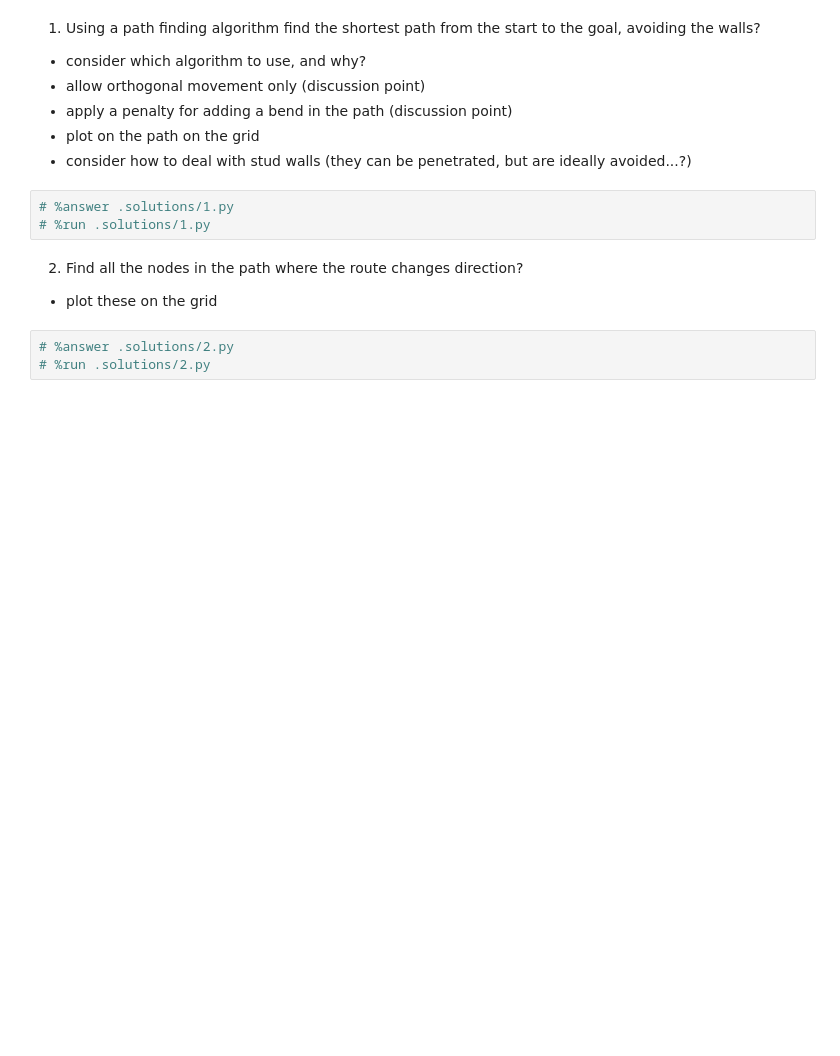
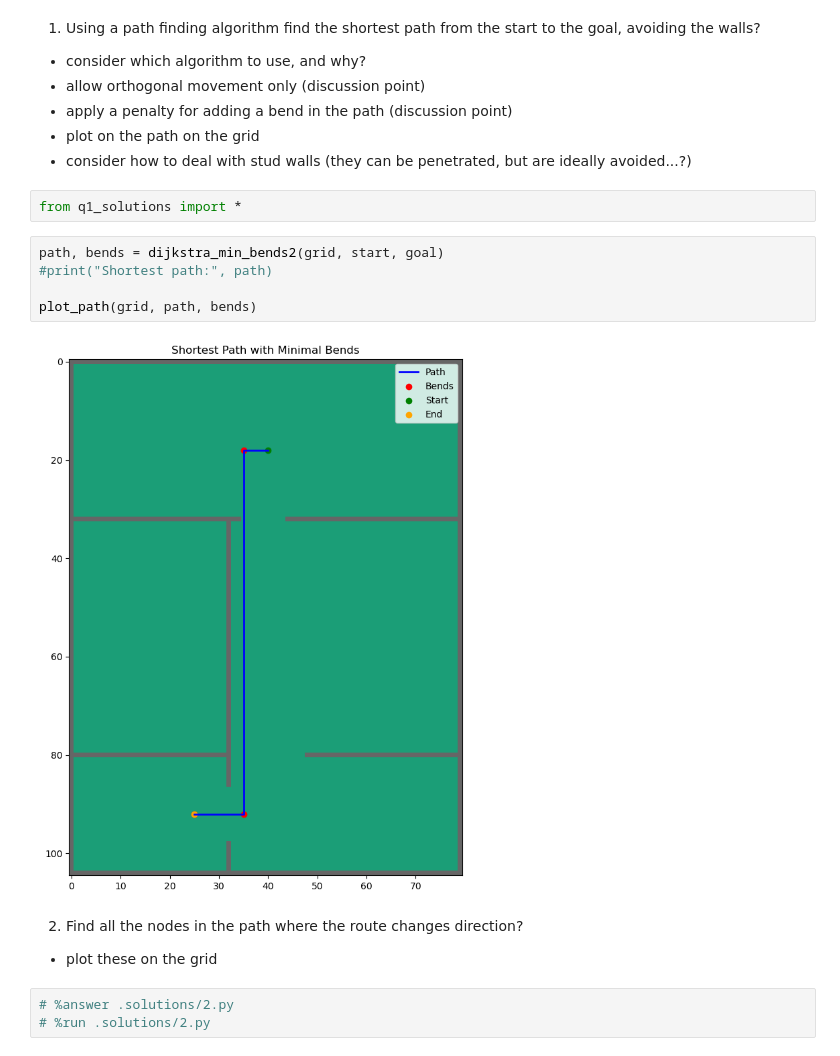
Before and after one commit to Will-Curwen/full-stack-dev-interview_WJC, a Jupyter notebook: question-python-engineering.ipynb, the cells around one changed output. Drawn from its saved outputs; the diff is of its cells as text; blank space fills up the shorter version.

Commit message:
Added notebook with reference to solution file

```diff
--- a/question-python-engineering.ipynb
+++ b/question-python-engineering.ipynb
@@ -35,8 +36,14 @@ plt.show()
 - plot on the path on the grid
 - consider how to deal with stud walls (they can be penetrated, but are ideally avoided...?)
 # %%
-# %answer .solutions/1.py
-# %run .solutions/1.py
+from q1_solutions import *
+# %%
+path, bends = dijkstra_min_bends2(grid, start, goal)
+#print("Shortest path:", path)
+
+plot_path(grid, path, bends)
+# %% [output]
+[figure, added]
 # %% [markdown]
 2. Find all the nodes in the path where the route changes direction?
 - plot these on the grid
```
Also changed, not shown: parts of 2 cells of this notebook.
